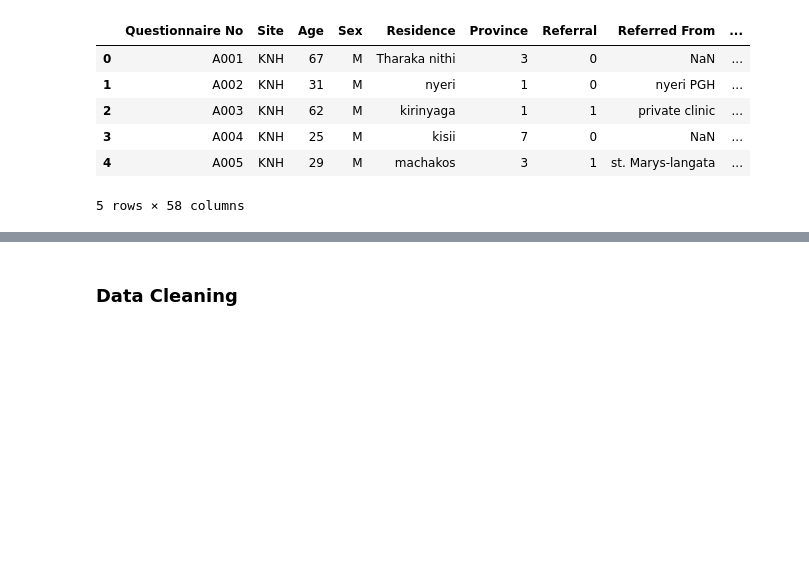
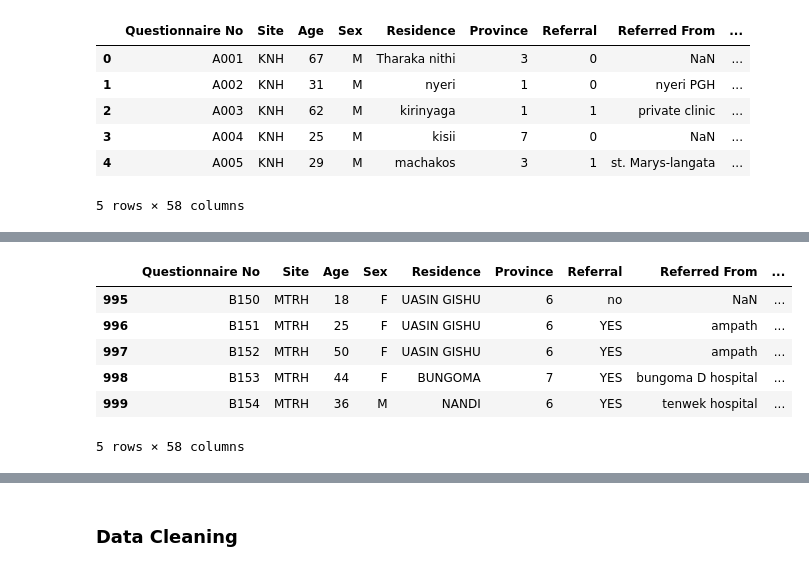
Before and after one commit to njokinjuguna/Machine-learning-Models, a Jupyter notebook: cancerpredictiveanalysisinkenyaModified.ipynb, the cells around one changed output, grey strips where cells are left out. Cells and saved outputs as stored; diff of their text form; code cells hidden in the pictures; blank space fills up the shorter version.

```diff
--- a/cancerpredictiveanalysisinkenyaModified.ipynb
+++ b/cancerpredictiveanalysisinkenyaModified.ipynb
@@ -117,0 +141,10 @@ combined_df.head()
+# %%
+combined_df.tail()
+# %% [output]
+|  | Questionnaire No | Site | Age | Sex | Residence | Province | Referral | Referred From | ... |
+| 995 | B150 | MTRH | 18 | F | UASIN GISHU | 6 | no | NaN | ... |
+| 996 | B151 | MTRH | 25 | F | UASIN GISHU | 6 | YES | ampath | ... |
+| 997 | B152 | MTRH | 50 | F | UASIN GISHU | 6 | YES | ampath | ... |
+| 998 | B153 | MTRH | 44 | F | BUNGOMA | 7 | YES | bungoma D hospital | ... |
+| 999 | B154 | MTRH | 36 | M | NANDI | 6 | YES | tenwek hospital | ... |
+5 rows × 58 columns
```
Also changed, not shown: parts of 34 cells of this notebook.
